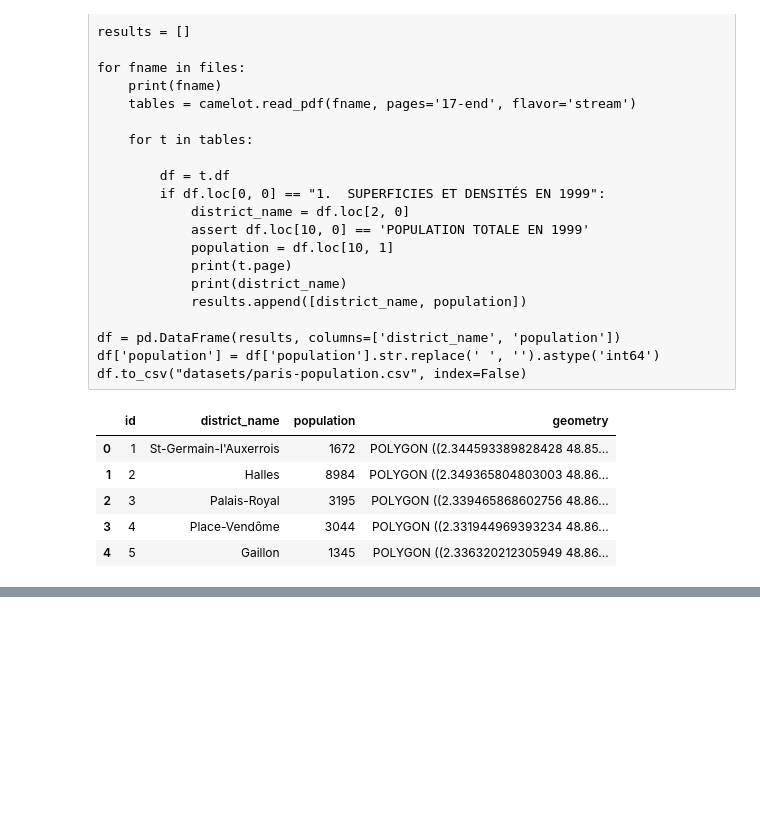
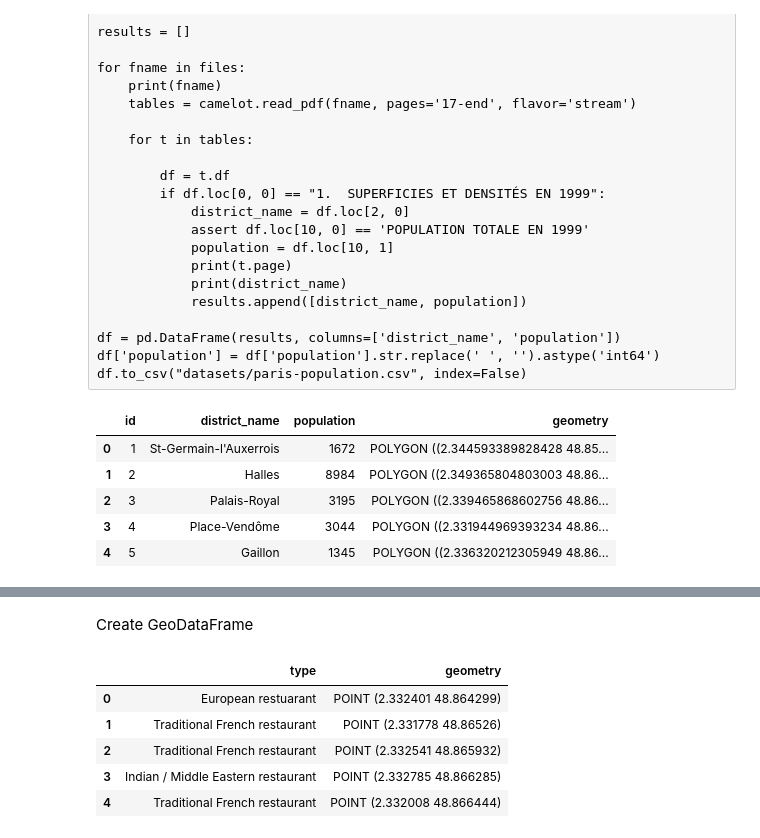
Before and after one commit to jorisvandenbossche/geopandas-tutorial, a Jupyter notebook: data/data-preparation.ipynb, the cells around one changed output, grey strips where cells are left out. Drawn from its saved outputs; the diff is of its cells as text; code cells hidden in the pictures; blank space fills up the shorter version.

Commit message:
add preparation of Paris restaurants dataset

```diff
--- a/data/data-preparation.ipynb
+++ b/data/data-preparation.ipynb
@@ -206,0 +255,16 @@ districts.to_file("paris_districts_utm.geojson", driver='GeoJSON')
+# %%
+restaurants['LIBELLE ACTIVITE'] = restaurants['LIBELLE ACTIVITE'].replace({
+    'Restaurant traditionnel français': 'Traditional French restaurant',
+    'Restaurant asiatique': 'Asian restaurant',
+    'Restaurant européen': 'European restuarant',
+    'Restaurant indien, pakistanais et Moyen Orient': 'Indian / Middle Eastern restaurant',
+    'Restaurant maghrébin': 'Maghrebian restaurant',
+    'Restaurant africain': 'African restaurant',
+    'Autre restaurant du monde': 'Other world restaurant',
+    'Restaurant central et sud américain': 'Central and South American restuarant',
+    'Restaurant antillais': 'Caribbean restaurant'
+})
+# %%
+restaurants = restaurants.rename(columns={'LIBELLE ACTIVITE': 'type'})
+# %% [markdown]
+Create GeoDataFrame
@@ -206,0 +273,13 @@ districts.to_file("paris_districts_utm.geojson", driver='GeoJSON')
+# %%
+restaurants['geometry'] = restaurants['XY'].str.split(', ').map(lambda x: Point(float(x[1]), float(x[0])))
+# %%
+restaurants = geopandas.GeoDataFrame(restaurants[['type', 'geometry']], crs={'init': 'epsg:4326'})
+# %%
+restaurants.head()
+# %% [output]
+|  | type | geometry |
+| 0 | European restuarant | POINT (2.332401 48.864299) |
+| 1 | Traditional French restaurant | POINT (2.331778 48.86526) |
+| 2 | Traditional French restaurant | POINT (2.332541 48.865932) |
+| 3 | Indian / Middle Eastern restaurant | POINT (2.332785 48.866285) |
+| 4 | Traditional French restaurant | POINT (2.332008 48.866444) |
```
Also changed, not shown: parts of 12 cells of this notebook.
